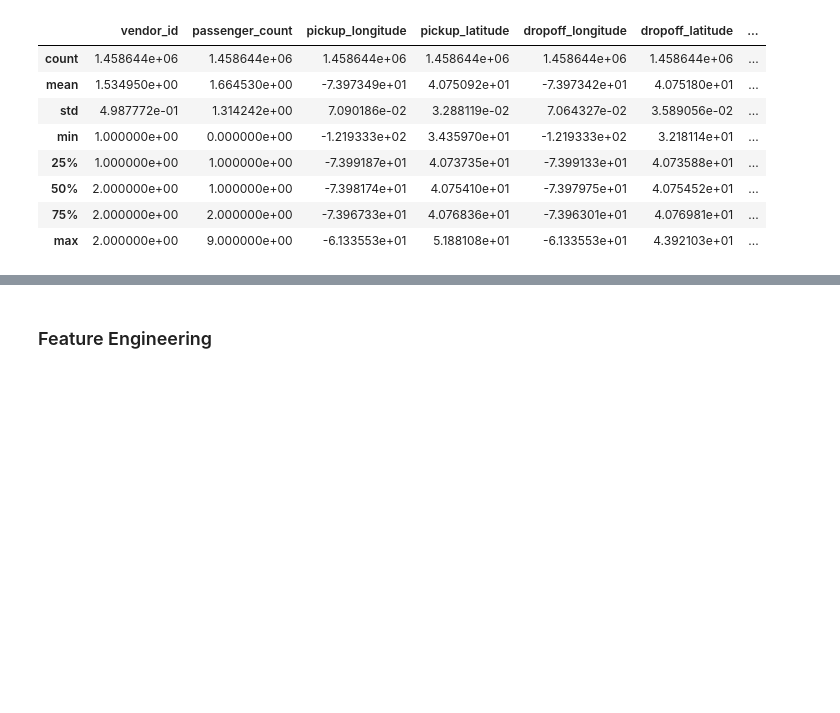
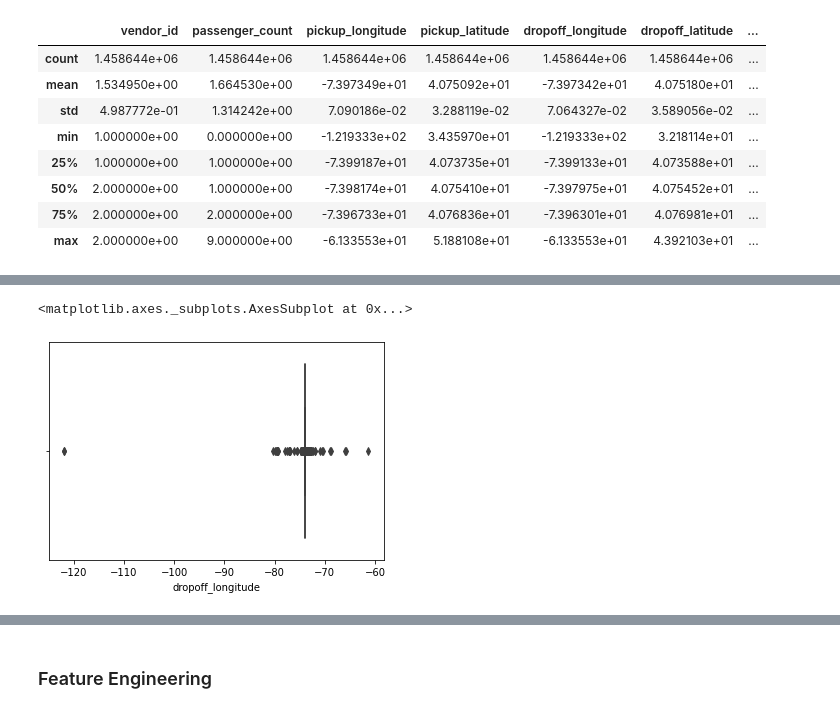
Before and after one commit to UserDs/NYC-Taxi-Trip-Time-Prediction, a Jupyter notebook: NYC_Taxi_Trip_Time_Prediction.ipynb, the cells around one changed output, grey strips where cells are left out. Saved outputs shown, nothing was run; the diff lists cells and outputs as text; code cells hidden in the pictures; blank space fills up the shorter version.

```diff
--- a/NYC_Taxi_Trip_Time_Prediction.ipynb
+++ b/NYC_Taxi_Trip_Time_Prediction.ipynb
@@ -89,0 +108,6 @@ df.describe()
+# %%
+figsize=(12,8)
+sns.boxplot(x=df.dropoff_longitude)
+# %% [output]
+<matplotlib.axes._subplots.AxesSubplot at 0x...>
+[figure, added]
```
Also changed, not shown: parts of 8 cells of this notebook.
